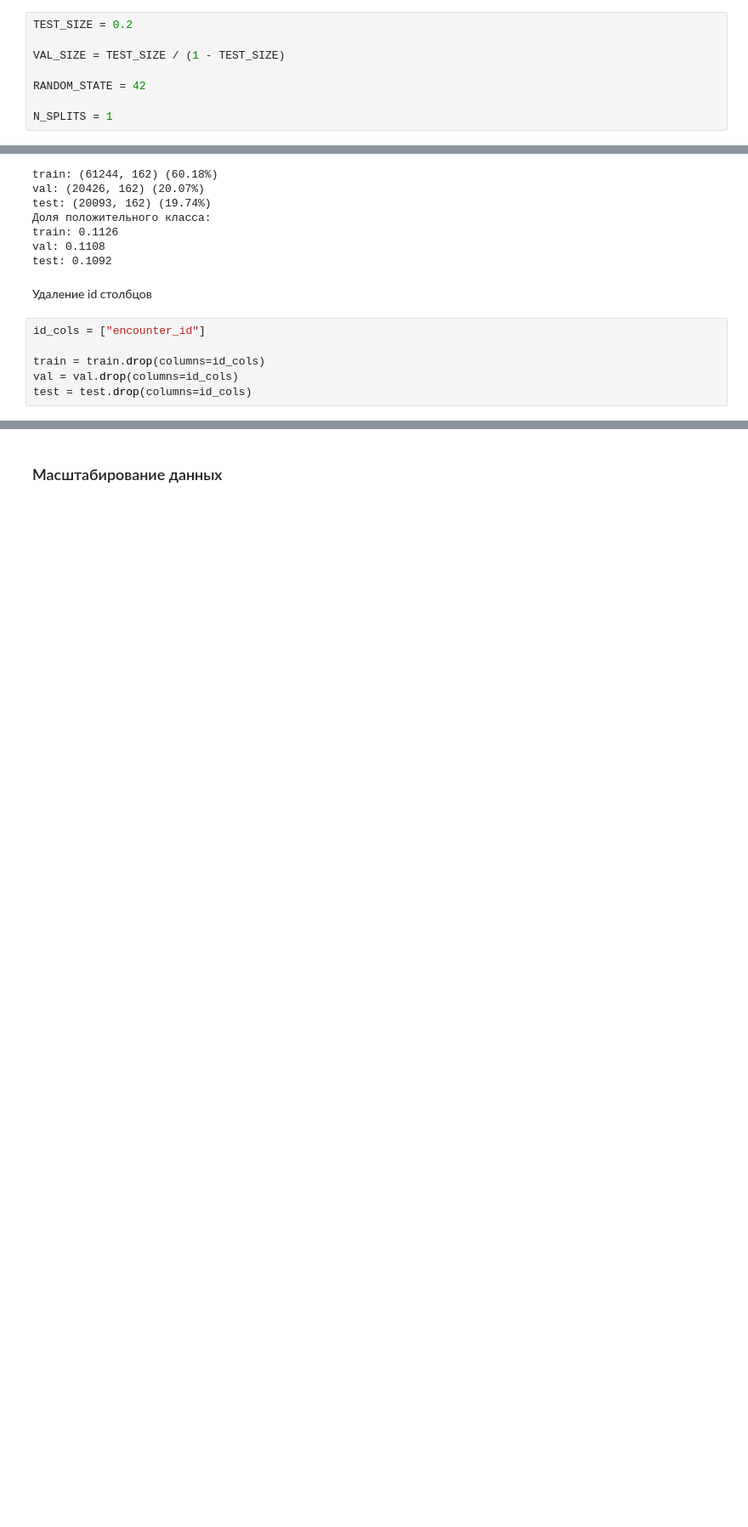
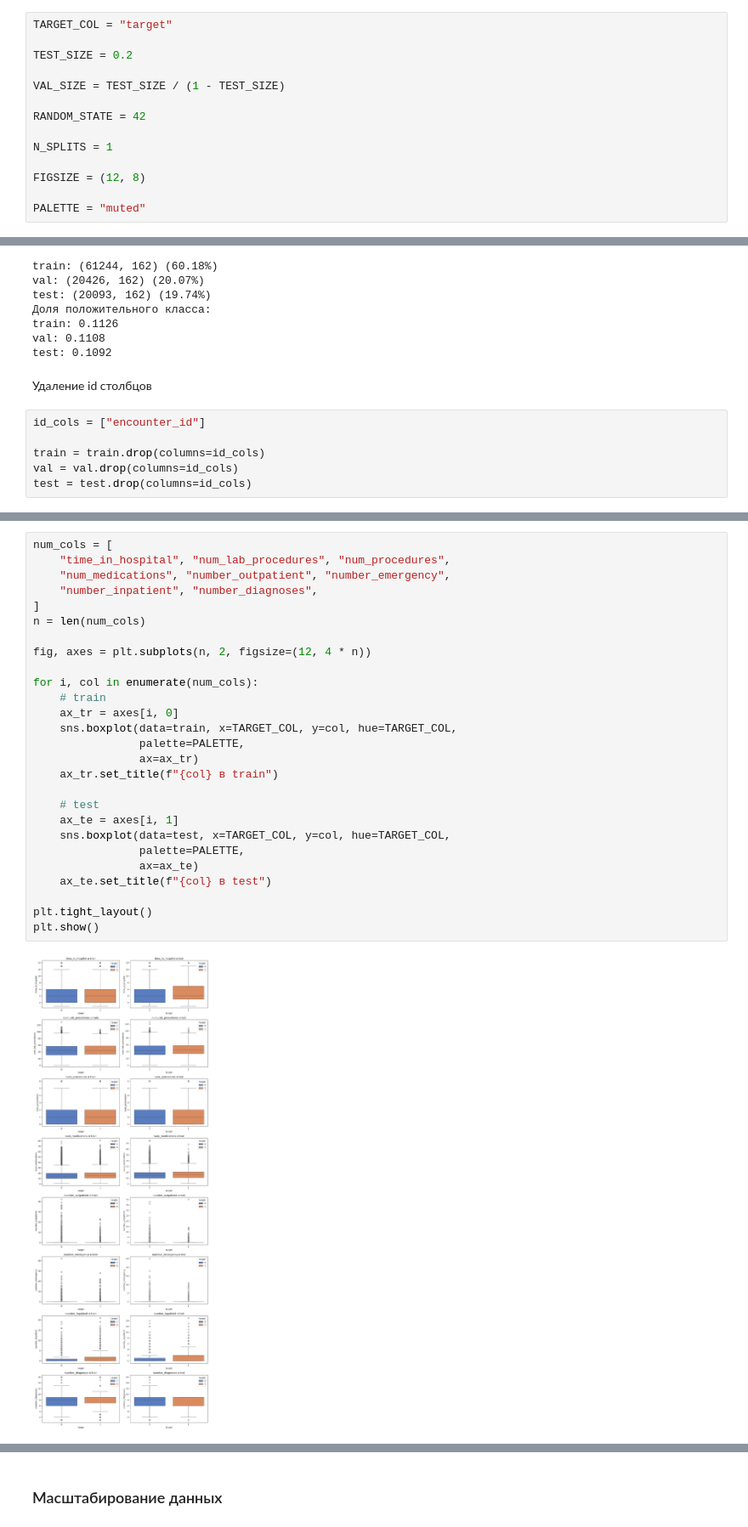
Before and after one commit to AlexanderSh11/diabetes-research, a Jupyter notebook: notebooks/split_outliers_scaling.ipynb, the cells around one changed output, grey strips where cells are left out. Shown at 85% size. Saved outputs shown, nothing was run; the diff lists cells and outputs as text; blank space fills up the shorter version.

```diff
--- a/notebooks/split_outliers_scaling.ipynb
+++ b/notebooks/split_outliers_scaling.ipynb
@@ -3,5 +5,7 @@ import pandas as pd
 from sklearn.model_selection import GroupShuffleSplit
 # %%
+TARGET_COL = "target"
+
 TEST_SIZE = 0.2
 
 VAL_SIZE = TEST_SIZE / (1 - TEST_SIZE)
@@ -9,6 +13,10 @@ VAL_SIZE = TEST_SIZE / (1 - TEST_SIZE)
 RANDOM_STATE = 42
 
 N_SPLITS = 1
+
+FIGSIZE = (12, 8)
+
+PALETTE = "muted"
 # %%
 df = pd.read_pickle("../data/processed/diabetic_data_encoded.pkl")
 # %% [markdown]
@@ -76,0 +76,29 @@ X_test, y_test = x_y_selection(test, target_col)
+# %%
+num_cols = [
+    "time_in_hospital", "num_lab_procedures", "num_procedures",
+    "num_medications", "number_outpatient", "number_emergency",
+    "number_inpatient", "number_diagnoses",
+]
+n = len(num_cols)
+
+fig, axes = plt.subplots(n, 2, figsize=(12, 4 * n))
+
+for i, col in enumerate(num_cols):
+    # train
+    ax_tr = axes[i, 0]
+    sns.boxplot(data=train, x=TARGET_COL, y=col, hue=TARGET_COL,
+                palette=PALETTE,
+                ax=ax_tr)
+    ax_tr.set_title(f"{col} в train")
+
+    # test
+    ax_te = axes[i, 1]
+    sns.boxplot(data=test, x=TARGET_COL, y=col, hue=TARGET_COL,
+                palette=PALETTE,
+                ax=ax_te)
+    ax_te.set_title(f"{col} в test")
+
+plt.tight_layout()
+plt.show()
+# %% [output]
+[figure, added]
```
Also changed, not shown: parts of 12 cells of this notebook, 1 other file.
